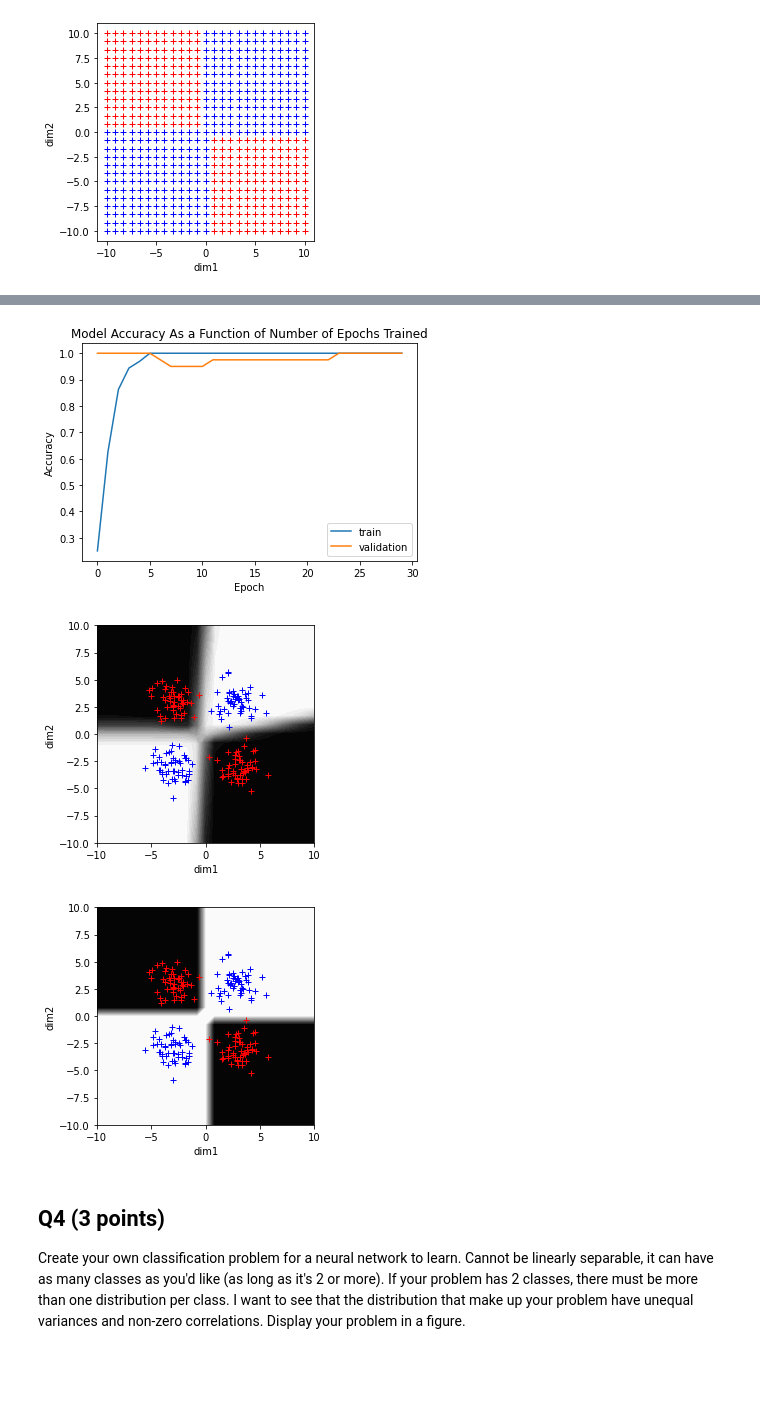
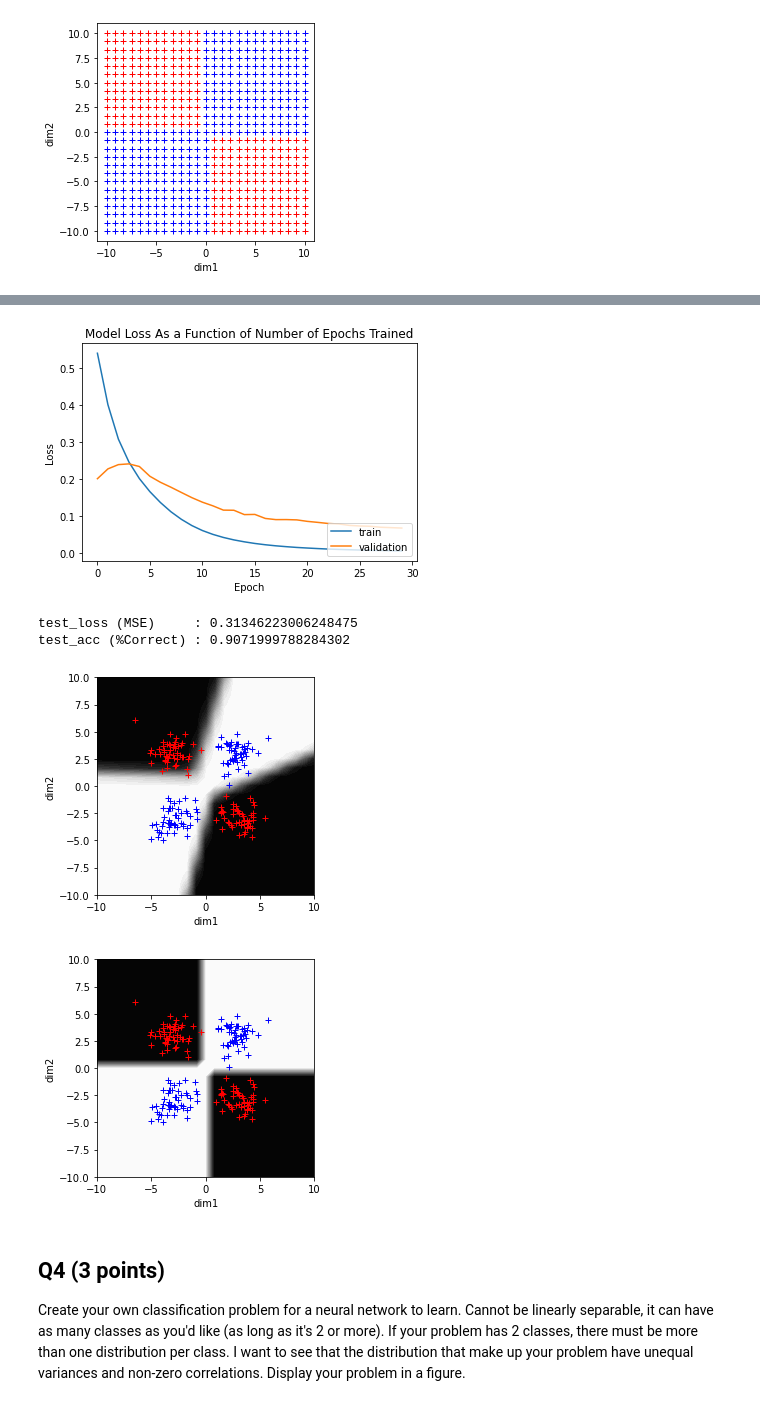
Before and after one commit to kdmalc/CompNeuro, a Jupyter notebook: 06/Homework6_Malcolm.ipynb, the cells around one changed output, grey strips where cells are left out. Cells and saved outputs as stored; diff of their text form; code cells hidden in the pictures; blank space fills up the shorter version.

```diff
--- a/06/Homework6_Malcolm.ipynb
+++ b/06/Homework6_Malcolm.ipynb
@@ -50,11 +50,11 @@ def create_network(node_list=[2,2,1], func_list=['relu'], my_opt='adam', loss_fu
     return network
 # %%
 def plot_model_acc(history):
-    """Accuracy Plotting Function"""
-    plt.plot(history.history['acc'])
-    plt.plot(history.history['val_acc'])
-    plt.title('Model Accuracy As a Function of Number of Epochs Trained')
-    plt.ylabel('Accuracy')
+    """Loss Plotting Function"""
+    plt.plot(history.history['loss'])
+    plt.plot(history.history['val_loss'])
+    plt.title('Model Loss As a Function of Number of Epochs Trained')
+    plt.ylabel('Loss')
     plt.xlabel('Epoch')
     plt.legend(['train', 'validation'], loc='lower right')
     plt.show()
@@ -121,9 +121,19 @@ def run_pipeline(train_array, train_labels_onehot, test_pats, test_labels_onehot
        workers = 1,
        use_multiprocessing = False)
 
+    results = best_network.evaluate(test_pats,
+                           test_labels_onehot_2D,
+                           verbose=False)
+
+    test_loss = results[0]
+    test_acc = results[1]
+
+    print('test_loss (MSE)     : {}'.format(test_loss))
+    print('test_acc (%Correct) : {}'.format(test_acc))
+
     plottest(xv, yv, out, sample0, sample1)
     plottest(xv, yv, test_labels_onehot_2D, sample0, sample1)
-    return best_network, best_history, out
+    return best_network, best_history, out, results
 # %% [markdown]
 ## Q1 (2 points)
 
@@ -268,27 +284,29 @@ test_labels_onehot_2D = np.array(test_labels_onehot_opened).reshape(len(test_lab
 [10.  -7.5]
 [figure]
 # %%
-network_pip_bi2551, history_pip_bi2551, out_pip_bi2551 = run_pipeline(train_array, train_labels_onehot, test_pats, test_labels_onehot_2D, node_list=[2,5,5,1])
+network_pip_bi2551, history_pip_bi2551, out_pip_bi2551, results2551 = run_pipeline(train_array, train_labels_onehot, test_pats, test_labels_onehot_2D, node_list=[2,5,5,1])
 # %% [output]
 WARNING:tensorflow:From C:\Users\kdmen\miniconda3\envs\NSCenv\lib\site-packages\tensorflow\python\ops\init_ops.py:1251: calling VarianceScaling.__init__ (from tensorflow.python.ops.init_ops) with dtyp ...
 Instructions for updating:
 Call initializer instance with the dtype argument instead of passing it to the constructor
 BINARY CLASSIFICATION!
 WARNING:tensorflow:From C:\Users\kdmen\miniconda3\envs\NSCenv\lib\site-packages\tensorflow\python\ops\nn_impl.py:180: add_dispatch_support.<locals>.wrapper (from tensorflow.python.ops.array_ops) is de ...
 Instructions for updating:
 Use tf.where in 2.0, which has the same broadcast rule as np.where
 Done training!
 BINARY CLASSIFICATION!
 Done training!
 BINARY CLASSIFICATION!
 Done training!
 BINARY CLASSIFICATION!
 Done training!
 BINARY CLASSIFICATION!
 Done training!
-[figure, old version]
+[figure, new version]
+test_loss (MSE)     : 0.31346223006248475
+test_acc (%Correct) : 0.9071999788284302
-[figure, old version]
+[figure, new version]
-[figure, old version]
+[figure, new version]
 # %% [markdown]
 ## Q4 (3 points)
 
```
Also changed, not shown: parts of 10 cells of this notebook.
